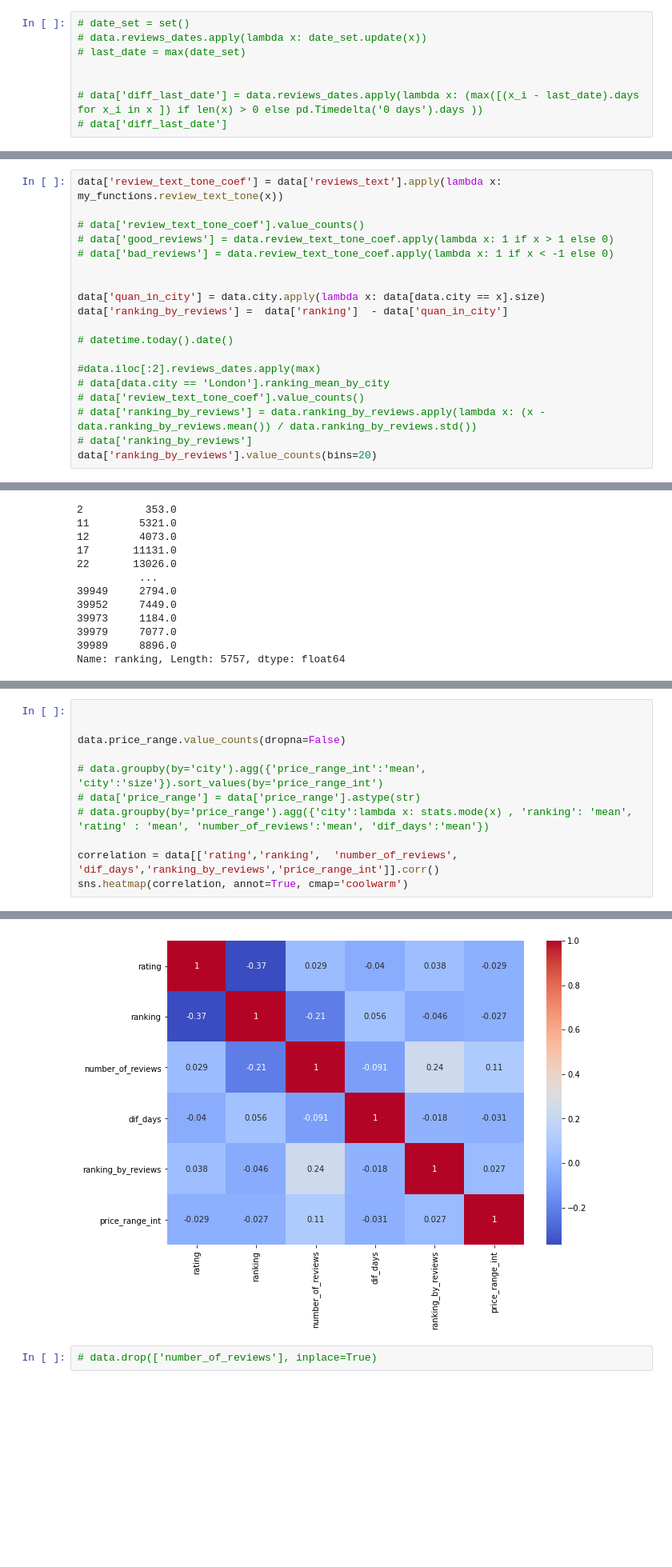
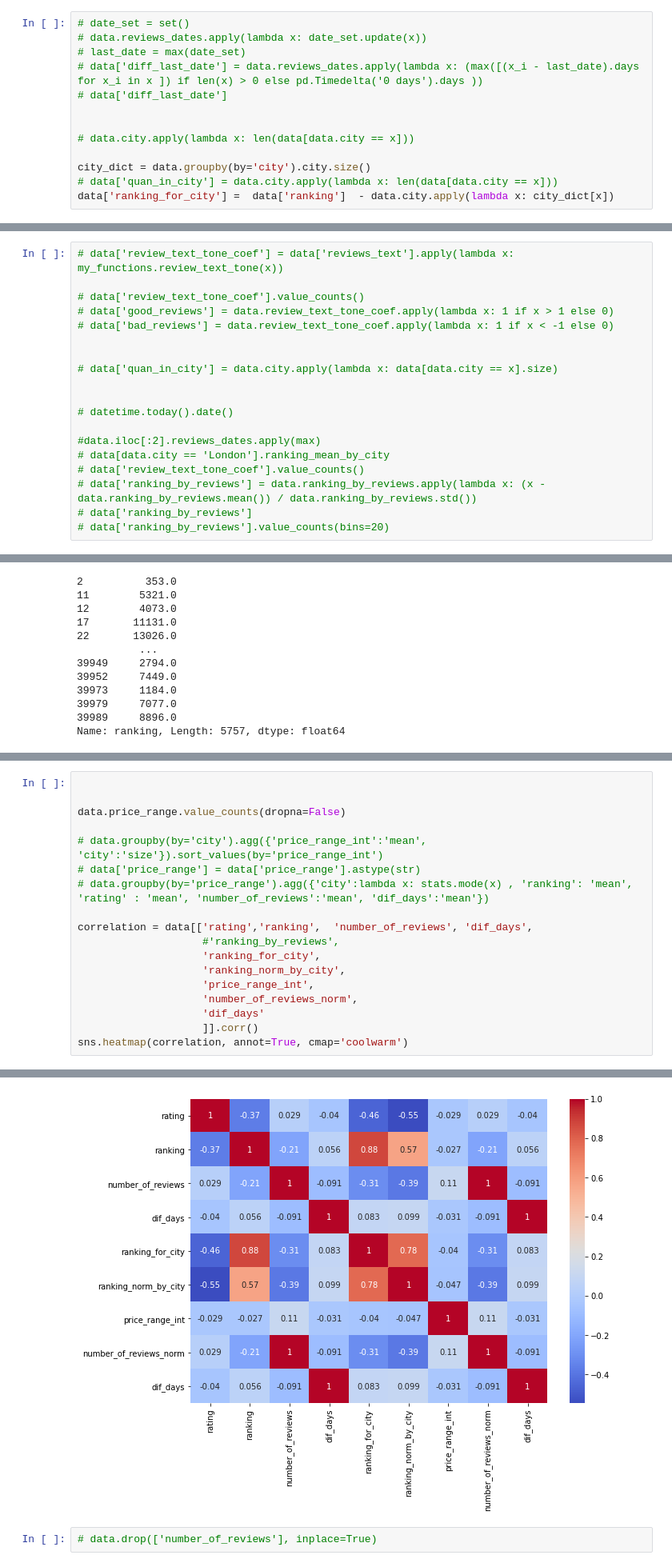
Before and after one commit to aberkoveo/skillfactory, a Jupyter notebook: Projects/Project_3/Проект_3_О_вкусной_и_здоровой_пище.ipynb, the cells around one changed output, grey strips where cells are left out. Shown at 80% size. Saved outputs shown, nothing was run; the diff lists cells and outputs as text; blank space fills up the shorter version.

```diff
--- a/Projects/Project_3/Проект_3_О_вкусной_и_здоровой_пище.ipynb
+++ b/Projects/Project_3/Проект_3_О_вкусной_и_здоровой_пище.ipynb
@@ -143,10 +134,15 @@ data = pd.get_dummies(data, columns=['city_orig'], dummy_na=True, drop_first=Fal
 # date_set = set()
 # data.reviews_dates.apply(lambda x: date_set.update(x))
 # last_date = max(date_set)
+# data['diff_last_date'] = data.reviews_dates.apply(lambda x: (max([(x_i - last_date).days for x_i in x ]) if len(x) > 0 else pd.Timedelta('0 days').days ))
+# data['diff_last_date']
 
 
-# data['diff_last_date'] = data.reviews_dates.apply(lambda x: (max([(x_i - last_date).days for x_i in x ]) if len(x) > 0 else pd.Timedelta('0 days').days ))
-# data['diff_last_date']
+# data.city.apply(lambda x: len(data[data.city == x]))
+
+city_dict = data.groupby(by='city').city.size()
+# data['quan_in_city'] = data.city.apply(lambda x: len(data[data.city == x]))
+data['ranking_for_city'] =  data['ranking']  - data.city.apply(lambda x: city_dict[x])
 # %% [markdown]
 ## Нормируем признаки
 # %%
@@ -155,13 +153,13 @@ data['number_of_reviews_norm'] = data.number_of_reviews.apply(lambda x: (x - dat
 # %%
-data['review_text_tone_coef'] = data['reviews_text'].apply(lambda x: my_functions.review_text_tone(x))
+# data['review_text_tone_coef'] = data['reviews_text'].apply(lambda x: my_functions.review_text_tone(x))
 
 # data['review_text_tone_coef'].value_counts()
 # data['good_reviews'] = data.review_text_tone_coef.apply(lambda x: 1 if x > 1 else 0)
 # data['bad_reviews'] = data.review_text_tone_coef.apply(lambda x: 1 if x < -1 else 0)
 
 
-data['quan_in_city'] = data.city.apply(lambda x: data[data.city == x].size)
-data['ranking_by_reviews'] =  data['ranking']  - data['quan_in_city']
+# data['quan_in_city'] = data.city.apply(lambda x: data[data.city == x].size)
+
 
 # datetime.today().date()
 
@@ -170,7 +168,7 @@ data['ranking_by_reviews'] =  data['ranking']  - data['quan_in_city']
 # data['review_text_tone_coef'].value_counts()
 # data['ranking_by_reviews'] = data.ranking_by_reviews.apply(lambda x: (x - data.ranking_by_reviews.mean()) / data.ranking_by_reviews.std())
 # data['ranking_by_reviews']
-data['ranking_by_reviews'].value_counts(bins=20)
+# data['ranking_by_reviews'].value_counts(bins=20)
 # %% [markdown]
 # EDA
 # %%
@@ -232,17 +230,24 @@ array([[<matplotlib.axes._subplots.AxesSubplot object at 0x...>,
 # %%
 
 
 data.price_range.value_counts(dropna=False)
 
 # data.groupby(by='city').agg({'price_range_int':'mean', 'city':'size'}).sort_values(by='price_range_int')
 # data['price_range'] = data['price_range'].astype(str)
 # data.groupby(by='price_range').agg({'city':lambda x: stats.mode(x) , 'ranking': 'mean', 'rating' : 'mean', 'number_of_reviews':'mean', 'dif_days':'mean'})
 
-correlation = data[['rating','ranking',  'number_of_reviews', 'dif_days','ranking_by_reviews','price_range_int']].corr()
+correlation = data[['rating','ranking',  'number_of_reviews', 'dif_days',
+                    #'ranking_by_reviews',
+                    'ranking_for_city',
+                    'ranking_norm_by_city',
+                    'price_range_int',
+                    'number_of_reviews_norm',
+                    'dif_days'
+                    ]].corr()
 sns.heatmap(correlation, annot=True, cmap='coolwarm')
 # %% [output]
 <matplotlib.axes._subplots.AxesSubplot at 0x...>
-[figure, old version]
+[figure, new version]
 # %%
 # data.drop(['number_of_reviews'], inplace=True)
 # %% [markdown]
```
Also changed, not shown: parts of 5 cells of this notebook.
